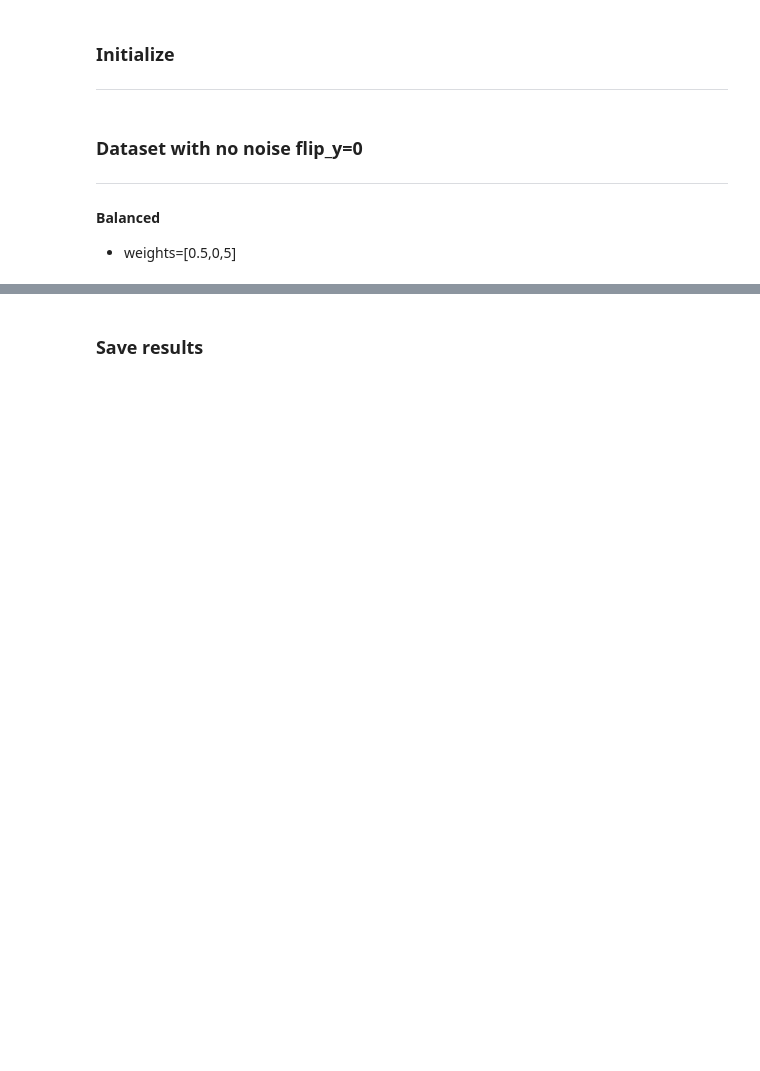
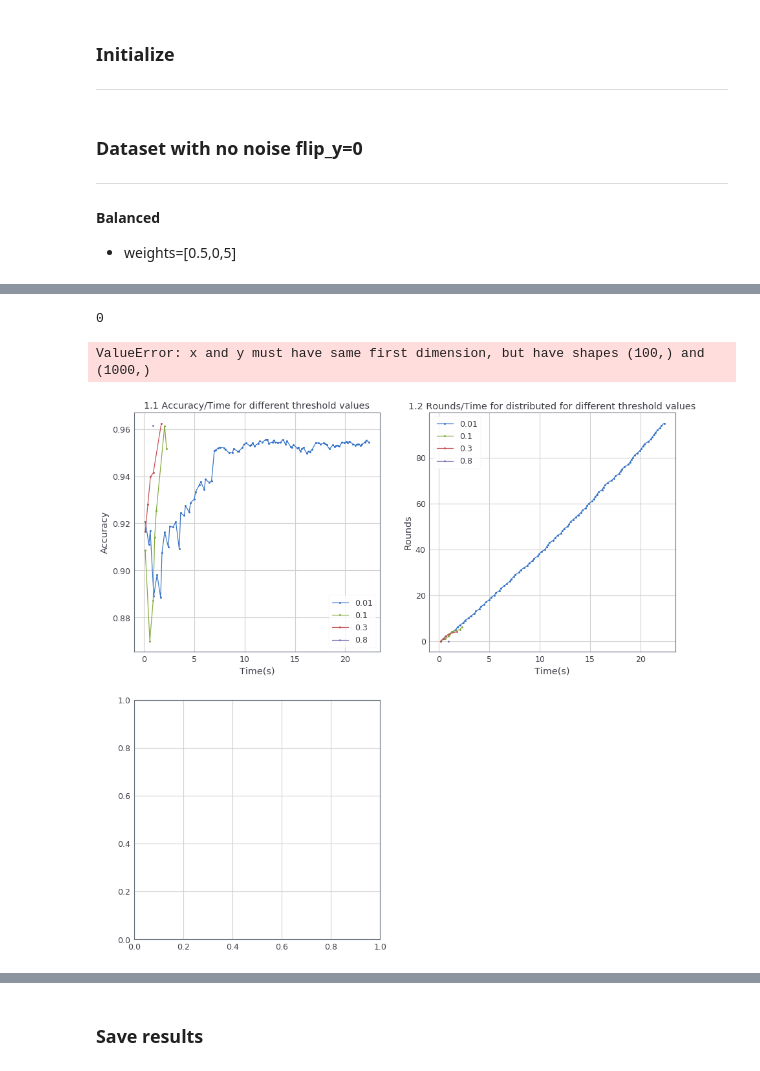
Before and after one commit to KampiotiSofia/svm, a Jupyter notebook: project/dask.ipynb, the cells around one changed output, grey strips where cells are left out. Cells and saved outputs as stored; diff of their text form; code cells hidden in the pictures; blank space fills up the shorter version.

Commit message:
+plots changes

```diff
--- a/project/dask.ipynb
+++ b/project/dask.ipynb
@@ -48,7 +48,7 @@ dataset_params={
 threshold=0.03
 
 chunks=100
-e_array=[0.3]
+e_array=[0.01,0.1,0.3,0.8]
 e=0.3
 sizes=[30000,50000,100000,150000,200000,300000]
 minibatches=[10,50,100]
@@ -69,8 +69,8 @@ total_time_list=[]
 total_acc_list=[]
 labels=[[]]
 
-for i in range(15) :
-    Acc,time_l,total_rounds,total_time,total_acc=main(client,w,new,dataset_params,e,chunks,minibatches[0])
+for i in e_array:
+    Acc,time_l,total_rounds,total_time,total_acc=main(client,w,new,dataset_params,i,chunks,minibatches[0])
     new="no"
     total_time_list.append(total_time)
     total_acc_list.append(total_acc)
@@ -129,9 +129,9 @@ total_time_list,total_time_mean, total_acc_list, total_acc_mean
 # %%
 # centr=client.submit(real_partial,minibatches[1],workers=w[0])
 # time_centr,Acc_real1,f_acc=centr.result()
-# time_centr,Acc_real1,f_acc=real_partial(10)
-# len_real1=np.array([i for i in range(len(Acc_real1))])
-# labels='centralized'
-# np.save('np_arrays/time_centr',time_centr)
-# np.save('np_arrays/Acc_real1',Acc_real1)
-# np.save('np_arrays/f_acc',f_acc)
+t_list,time_centr,Acc_real1,f_acc=real_partial(10)
+len_real1=np.array([i for i in range(len(Acc_real1))])
+labels='centralized'
+np.save('np_arrays/time_centr',time_centr)
+np.save('np_arrays/Acc_real1',Acc_real1)
+np.save('np_arrays/f_acc',f_acc)
@@ -164,3 +161,10 @@ No handles with labels found to put in legend.
+# %%
+name="Plots/test2.png"
+plot(t_list,Acc_real1,Acc_threshold,Rounds_threshold,Time_threshold,e_array,'centralized',name,'threshold')
+# %% [output]
+0
+ValueError: x and y must have same first dimension, but have shapes (100,) and (1000,)
+[figure, added]
 # %%
 from IPython.display import Audio, display
 display(Audio(url='http://peal.io/download/5e289.wav', autoplay=True))
```
Also changed, not shown: parts of 6 cells of this notebook, 2 other files.
